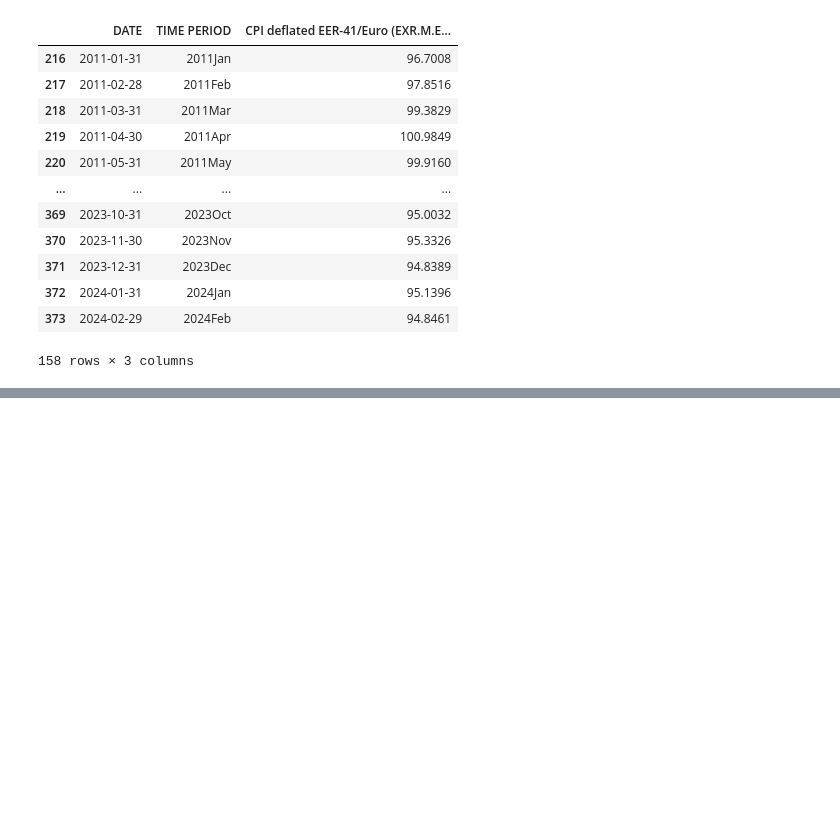
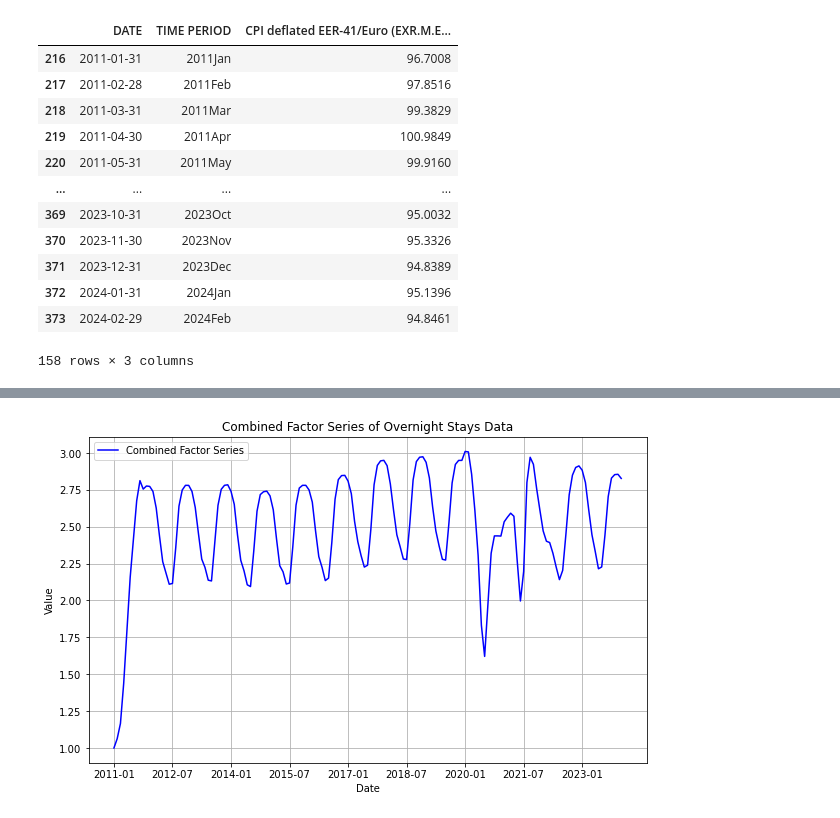
Before and after one commit to Laveine-v2/MODS206-DFM, a Jupyter notebook: Data_analysis.ipynb, the cells around one changed output, grey strips where cells are left out. Cells and saved outputs as stored; diff of their text form; code cells hidden in the pictures; blank space fills up the shorter version.

```diff
--- a/Data_analysis.ipynb
+++ b/Data_analysis.ipynb
@@ -155,0 +190,17 @@ cpi_index_df
+# %%
+factor_series_2 = overnight_stays_df_t.apply(calculate_sma)
+combined_factor_series_2 = factor_series_2.mean(axis=1)
+
+
+tick_frequency = 6
+plt.figure(figsize=(10, 6))
+plt.plot(combined_factor_series_2.index, combined_factor_series_2.values, label='Combined Factor Series', color='blue')
+plt.title('Combined Factor Series of Overnight Stays Data')
+plt.xlabel('Date')
+plt.ylabel('Value')
+plt.legend()
+plt.grid(True)
+plt.xticks(combined_factor_series_2.index[::tick_frequency*3])
+plt.show()
+# %% [output]
+[figure, added]
```
Also changed, not shown: parts of 5 cells of this notebook.
